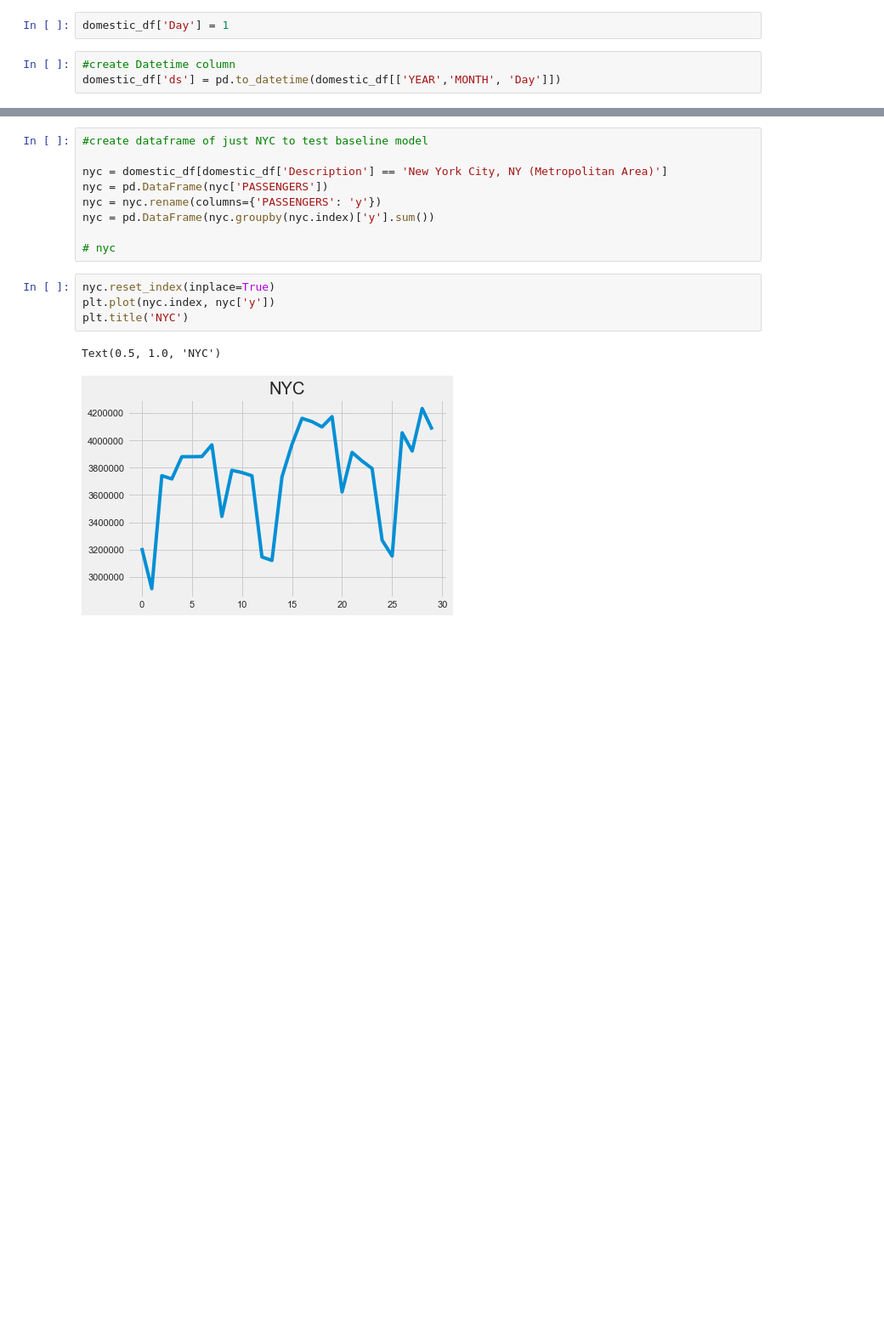
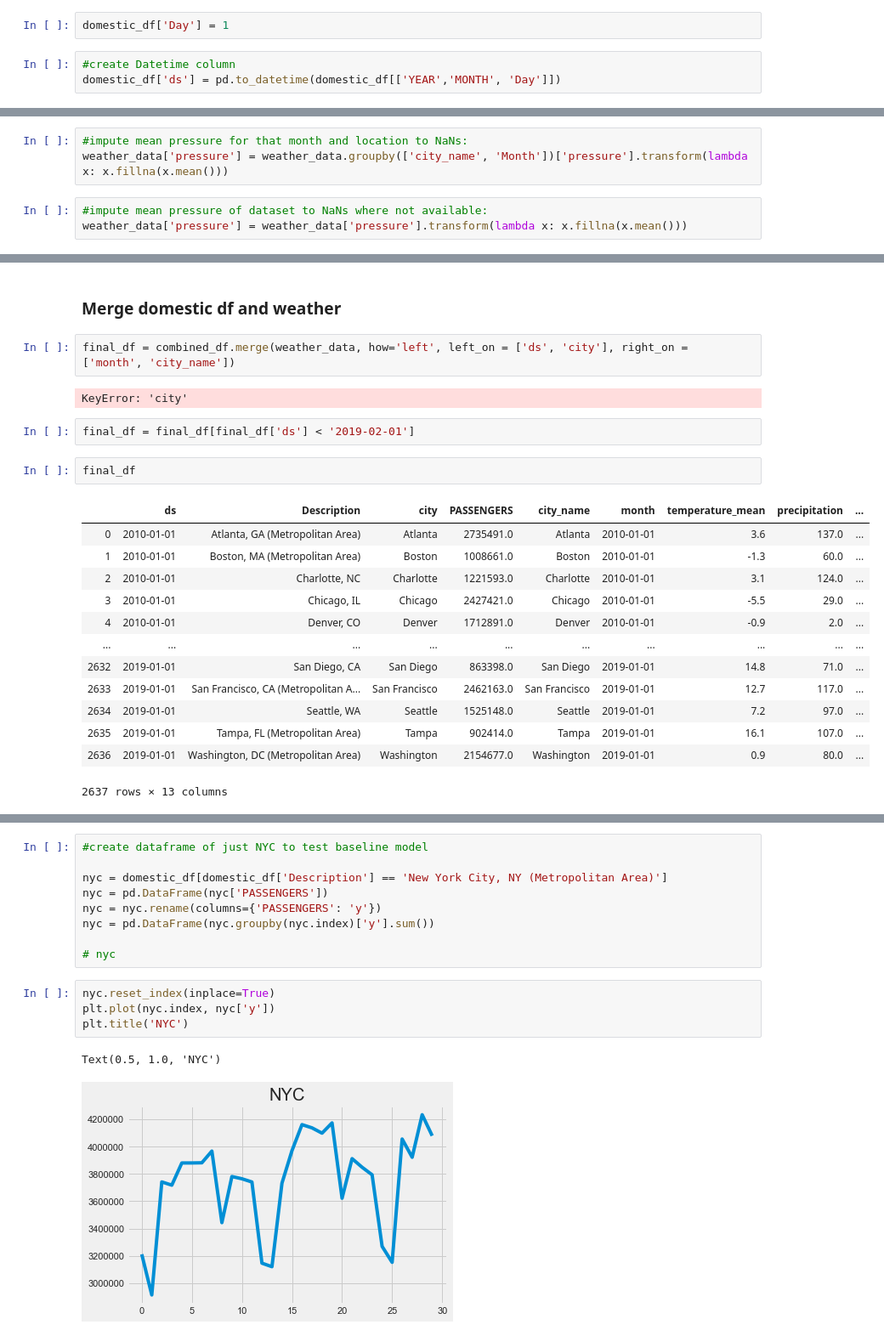
Before and after one commit to clareblessen/Passenger-Arrivals, a Jupyter notebook: Flight Data.ipynb, the cells around one changed output, grey strips where cells are left out. Shown at 85% size. Drawn from its saved outputs; the diff is of its cells as text; blank space fills up the shorter version.

```diff
--- a/Flight Data.ipynb
+++ b/Flight Data.ipynb
@@ -146,0 +588,6 @@ top_25
+# %%
+#impute mean pressure for that month and location to NaNs:
+weather_data['pressure'] = weather_data.groupby(['city_name', 'Month'])['pressure'].transform(lambda x: x.fillna(x.mean()))
+# %%
+#impute mean pressure of dataset to NaNs where not available:
+weather_data['pressure'] = weather_data['pressure'].transform(lambda x: x.fillna(x.mean()))
@@ -146,0 +607,24 @@ top_25
+# %% [markdown]
+### Merge domestic df and weather
+# %%
+final_df = combined_df.merge(weather_data, how='left', left_on = ['ds', 'city'], right_on = ['month', 'city_name'])
+# %% [output]
+KeyError: 'city'
+# %%
+final_df = final_df[final_df['ds'] < '2019-02-01']
+# %%
+final_df
+# %% [output]
+|  | ds | Description | city | PASSENGERS | city_name | month | temperature_mean | precipitation | ... |
+| 0 | 2010-01-01 | Atlanta, GA (Metropolitan Area) | Atlanta | 2735491.0 | Atlanta | 2010-01-01 | 3.6 | 137.0 | ... |
+| 1 | 2010-01-01 | Boston, MA (Metropolitan Area) | Boston | 1008661.0 | Boston | 2010-01-01 | -1.3 | 60.0 | ... |
+| 2 | 2010-01-01 | Charlotte, NC | Charlotte | 1221593.0 | Charlotte | 2010-01-01 | 3.1 | 124.0 | ... |
+| 3 | 2010-01-01 | Chicago, IL | Chicago | 2427421.0 | Chicago | 2010-01-01 | -5.5 | 29.0 | ... |
+| 4 | 2010-01-01 | Denver, CO | Denver | 1712891.0 | Denver | 2010-01-01 | -0.9 | 2.0 | ... |
+| ... | ... | ... | ... | ... | ... | ... | ... | ... | ... |
+| 2632 | 2019-01-01 | San Diego, CA | San Diego | 863398.0 | San Diego | 2019-01-01 | 14.8 | 71.0 | ... |
+| 2633 | 2019-01-01 | San Francisco, CA (Metropolitan A... | San Francisco | 2462163.0 | San Francisco | 2019-01-01 | 12.7 | 117.0 | ... |
+| 2634 | 2019-01-01 | Seattle, WA | Seattle | 1525148.0 | Seattle | 2019-01-01 | 7.2 | 97.0 | ... |
+| 2635 | 2019-01-01 | Tampa, FL (Metropolitan Area) | Tampa | 902414.0 | Tampa | 2019-01-01 | 16.1 | 107.0 | ... |
+| 2636 | 2019-01-01 | Washington, DC (Metropolitan Area) | Washington | 2154677.0 | Washington | 2019-01-01 | 0.9 | 80.0 | ... |
+2637 rows × 13 columns
```
Also changed, not shown: parts of 79 cells of this notebook.
